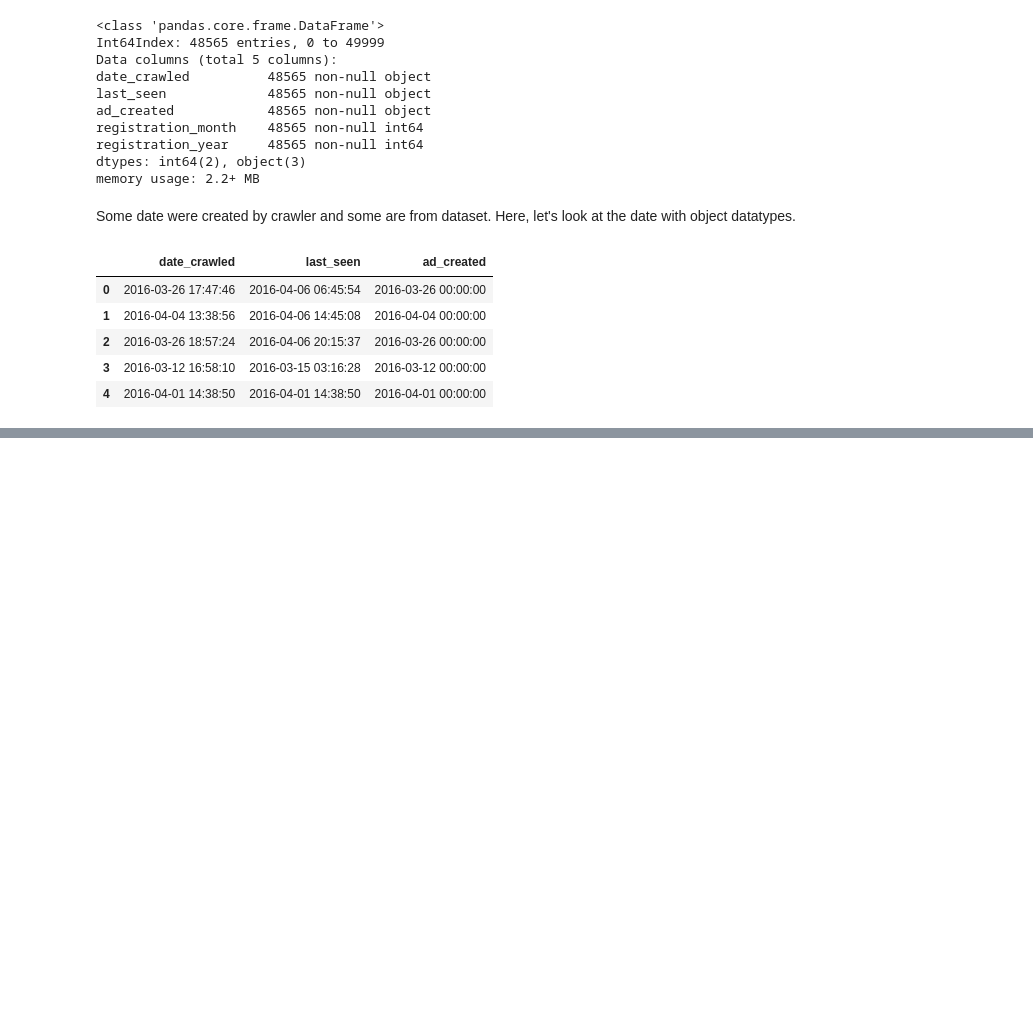
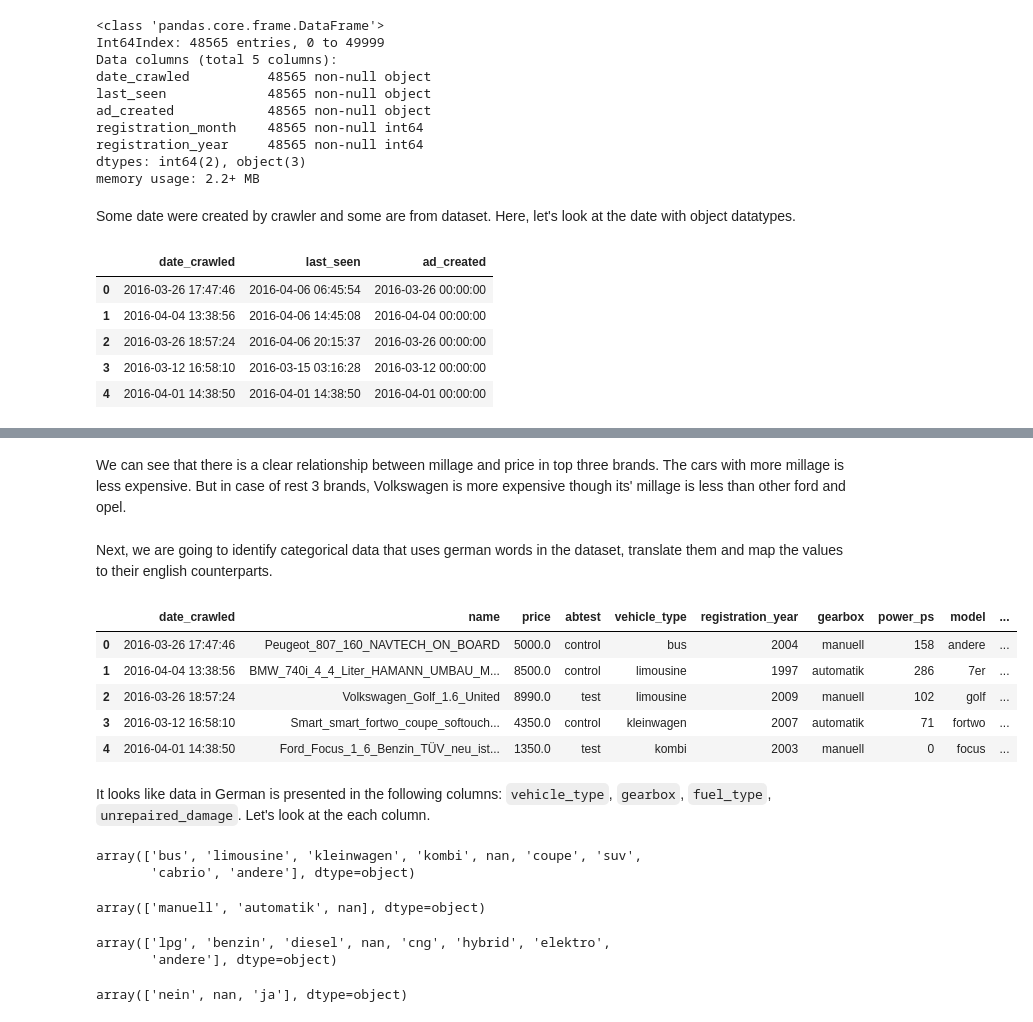
Before and after one commit to raktim314/Ebay-Car-Sales-Data, a Jupyter notebook: script.ipynb, the cells around one changed output, grey strips where cells are left out. Cells and saved outputs as stored; diff of their text form; code cells hidden in the pictures; blank space fills up the shorter version.

Commit message:
coded added to explore brands, registrations, to translate German words

```diff
--- a/script.ipynb
+++ b/script.ipynb
@@ -222,0 +345,2 @@ autos[['date_crawled','last_seen','ad_created']].head()
+# %%
+autos = autos[autos['registration_year'].between(1900,2016)]
@@ -222,0 +467,33 @@ autos[['date_crawled','last_seen','ad_created']].head()
+# %% [markdown]
+We can see that there is a clear relationship between millage and price in top three brands. The cars with more millage is less expensive. But in case of rest 3 brands, Volkswagen is more expensive though its' millage is less than other ford and opel.
+# %% [markdown]
+Next, we are going to identify categorical data that uses german words in the dataset, translate them and map the values to their english counterparts.
+# %%
+autos.head()
+# %% [output]
+|  | date_crawled | name | price | abtest | vehicle_type | registration_year | gearbox | power_ps | model | ... |
+| 0 | 2016-03-26 17:47:46 | Peugeot_807_160_NAVTECH_ON_BOARD | 5000.0 | control | bus | 2004 | manuell | 158 | andere | ... |
+| 1 | 2016-04-04 13:38:56 | BMW_740i_4_4_Liter_HAMANN_UMBAU_M... | 8500.0 | control | limousine | 1997 | automatik | 286 | 7er | ... |
+| 2 | 2016-03-26 18:57:24 | Volkswagen_Golf_1.6_United | 8990.0 | test | limousine | 2009 | manuell | 102 | golf | ... |
+| 3 | 2016-03-12 16:58:10 | Smart_smart_fortwo_coupe_softouch... | 4350.0 | control | kleinwagen | 2007 | automatik | 71 | fortwo | ... |
+| 4 | 2016-04-01 14:38:50 | Ford_Focus_1_6_Benzin_TÜV_neu_ist... | 1350.0 | test | kombi | 2003 | manuell | 0 | focus | ... |
+# %% [markdown]
+It looks like data in German is presented in the following columns: `vehicle_type`, `gearbox`, `fuel_type`, `unrepaired_damage`. Let's look at the each column.
+# %%
+autos['vehicle_type'].unique()
+# %% [output]
+array(['bus', 'limousine', 'kleinwagen', 'kombi', nan, 'coupe', 'suv',
+       'cabrio', 'andere'], dtype=object)
+# %%
+autos['gearbox'].unique()
+# %% [output]
+array(['manuell', 'automatik', nan], dtype=object)
+# %%
+autos['fuel_type'].unique()
+# %% [output]
+array(['lpg', 'benzin', 'diesel', nan, 'cng', 'hybrid', 'elektro',
+       'andere'], dtype=object)
+# %%
+autos['unrepaired_damage'].unique()
+# %% [output]
+array(['nein', nan, 'ja'], dtype=object)
```
Also changed, not shown: parts of 40 cells of this notebook.
